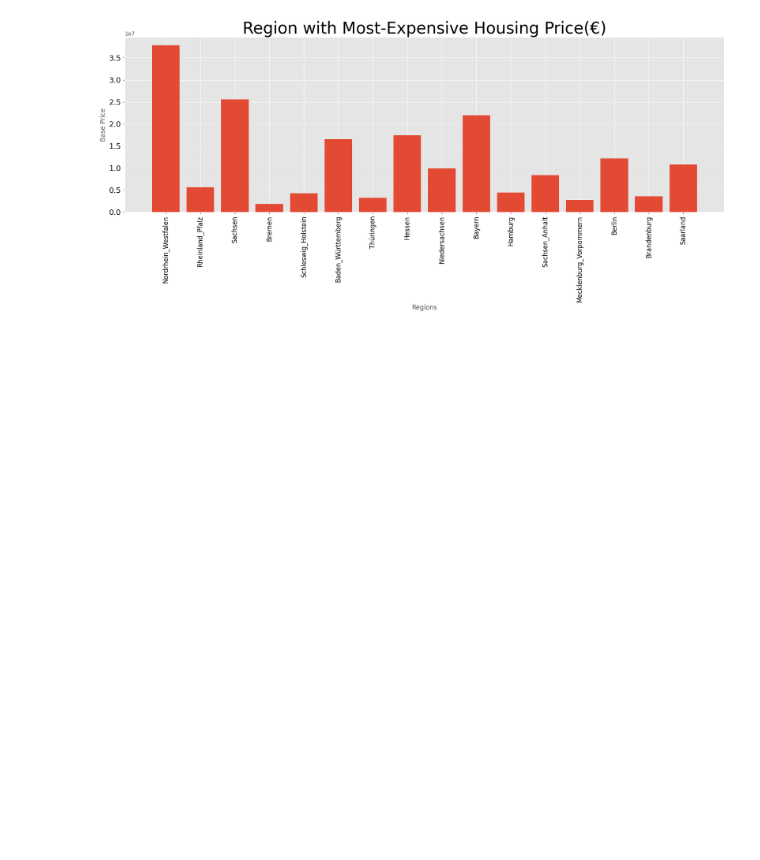
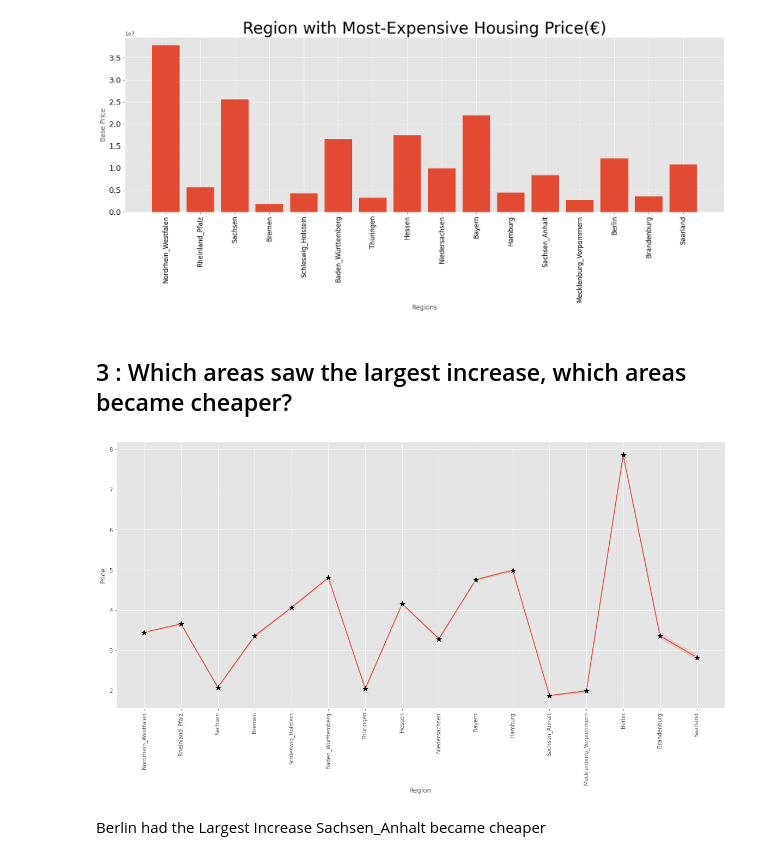
Before and after one commit to ProsperChuks/Germany-Real-Estate-Property-Rental, a Jupyter notebook: base.ipynb, the cells around one changed output. Cells and saved outputs as stored; diff of their text form; code cells hidden in the pictures; blank space fills up the shorter version.

Commit message:
trend

```diff
--- a/base.ipynb
+++ b/base.ipynb
@@ -162,3 +162,21 @@ plt.savefig('/content/drive/MyDrive/Colab Notebooks/matplotlib/most expensive re
 plt.show()
 # %% [output]
 [figure]
+# %% [markdown]
+## 3 : Which areas saw the largest increase, which areas became cheaper?
+# %%
+plt.figure(figsize=(20,9))
+
+sns.lineplot(x='regio1', y='pricetrend', data=df, marker='*', markersize=15, markerfacecolor='black')
+plt.xlabel('Region')
+plt.ylabel('Price')
+
+plt.xticks(rotation=90)
+
+plt.savefig('/content/drive/MyDrive/Colab Notebooks/matplotlib/trend.png')
+plt.show()
+# %% [output]
+[figure, added]
+# %% [markdown]
+Berlin had the Largest Increase
+Sachsen_Anhalt became cheaper
```
Also changed, not shown: parts of 4 cells of this notebook, 1 other file.
